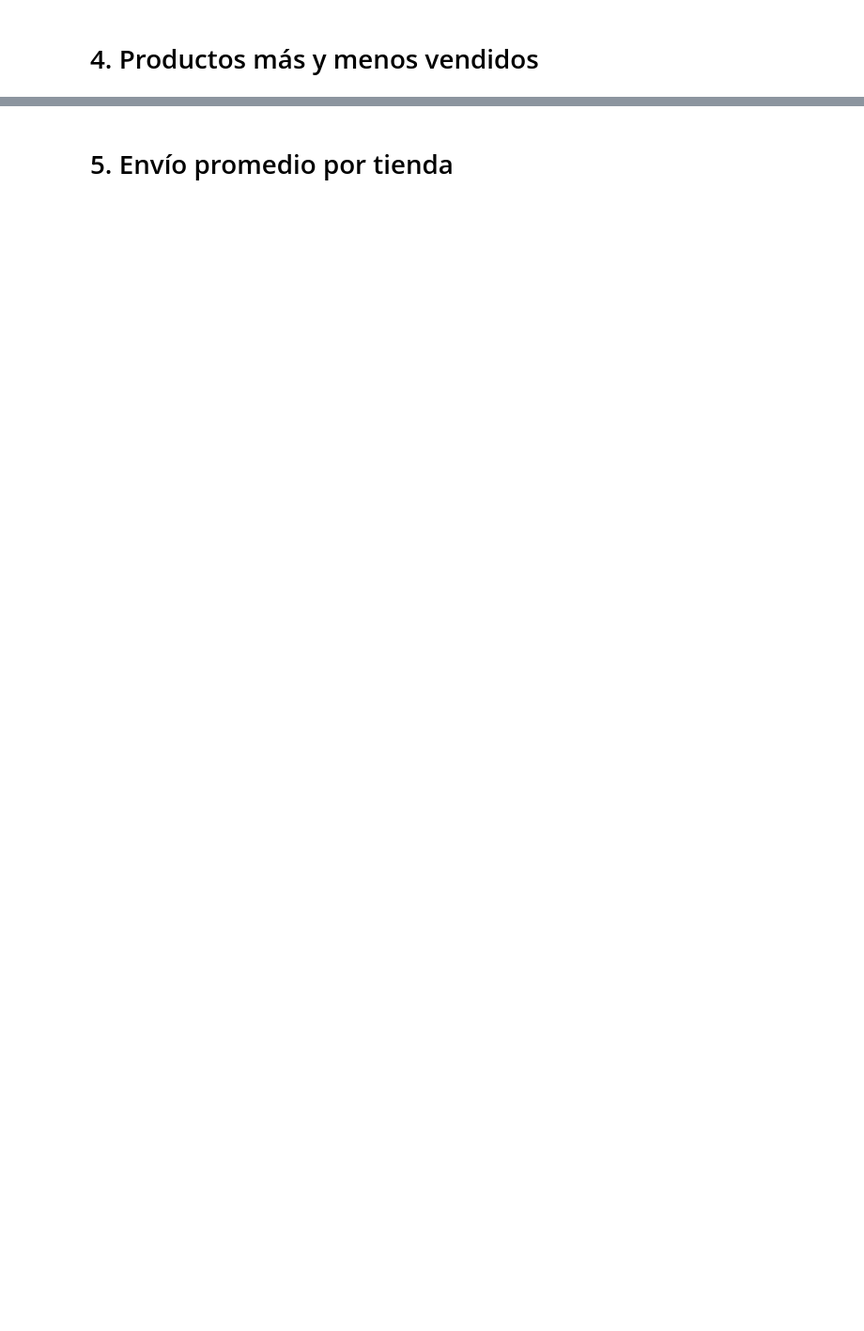
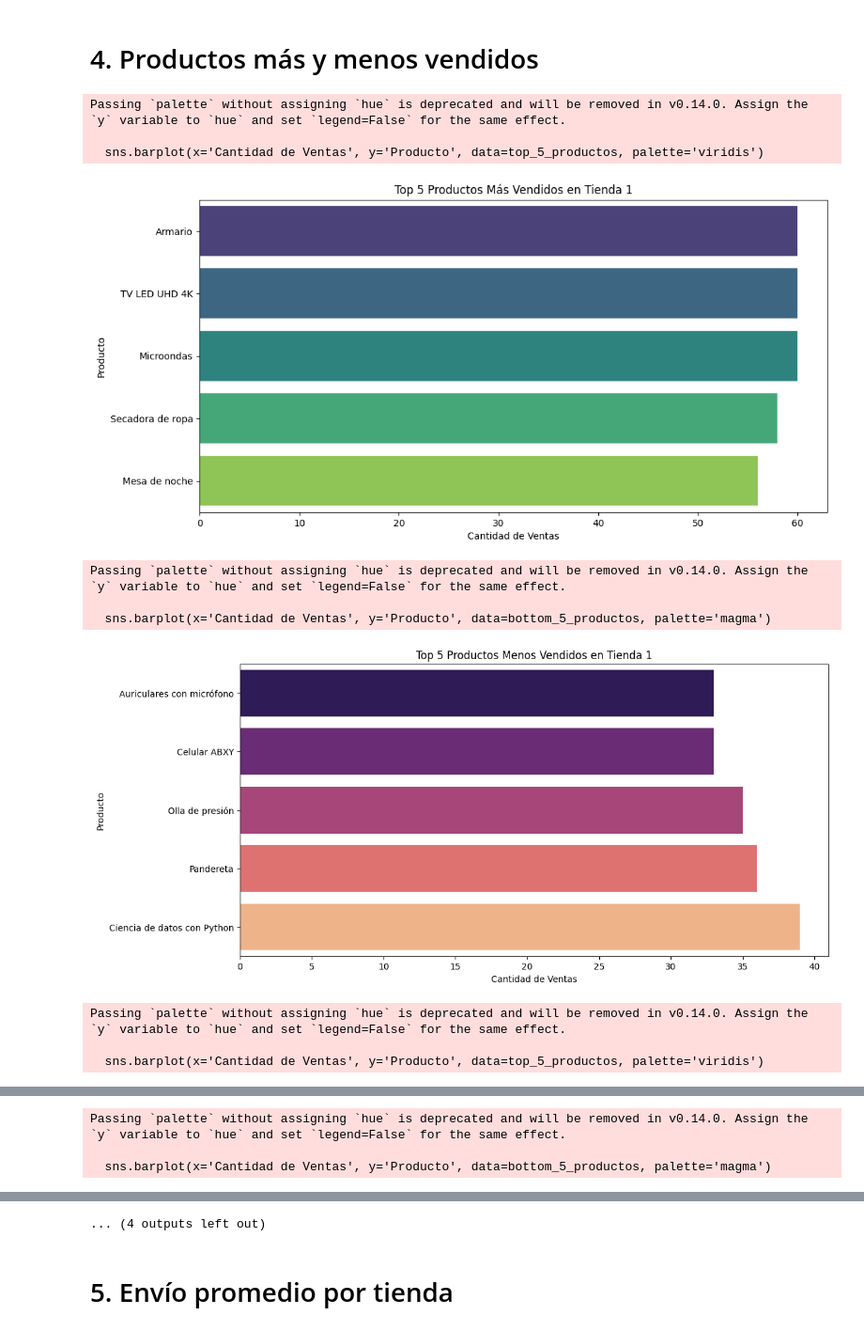
Before and after one commit to CarlosS4/Ciencia_de_Datos_AluraLatam_G9, a Jupyter notebook: AluraStoreLatam.ipynb, the cells around one changed output, grey strips where cells are left out. Shown: that part at 94% size. Cells and saved outputs as stored; diff of their text form; code cells hidden in the pictures; blank space fills up the shorter version.

```diff
--- a/AluraStoreLatam.ipynb
+++ b/AluraStoreLatam.ipynb
@@ -365,2 +437,49 @@ display(calificacion_promedio_por_tienda)
 # %% [markdown]
 # 4. Productos más y menos vendidos
+# %%
+import matplotlib.pyplot as plt
+import seaborn as sns
+
+# Calculate the quantity of each product sold per store
+ventas_por_producto = maestro_df.groupby(['Tienda', 'Producto']).size().reset_index(name='Cantidad de Ventas')
+
+# Get unique store names
+tindas = maestro_df['Tienda'].unique()
+
+for tienda in tindas:
+    # Filter data for the current store
+    df_tienda = ventas_por_producto[ventas_por_producto['Tienda'] == tienda]
+
+    # Get the top 5 most sold products
+    top_5_productos = df_tienda.sort_values(by='Cantidad de Ventas', ascending=False).head(5)
+
+    # Get the bottom 5 least sold products
+    bottom_5_productos = df_tienda.sort_values(by='Cantidad de Ventas', ascending=True).head(5)
+
+    # Visualization for Most Sold Products
+    plt.figure(figsize=(12, 6))
+    sns.barplot(x='Cantidad de Ventas', y='Producto', data=top_5_productos, palette='viridis')
+    plt.title(f'Top 5 Productos Más Vendidos en {tienda}')
+    plt.xlabel('Cantidad de Ventas')
+    plt.ylabel('Producto')
+    plt.show()
+
+    # Visualization for Least Sold Products
+    plt.figure(figsize=(12, 6))
+    sns.barplot(x='Cantidad de Ventas', y='Producto', data=bottom_5_productos, palette='magma')
+    plt.title(f'Top 5 Productos Menos Vendidos en {tienda}')
+    plt.xlabel('Cantidad de Ventas')
+    plt.ylabel('Producto')
+    plt.show()
+# %% [output]
+Passing `palette` without assigning `hue` is deprecated and will be removed in v0.14.0. Assign the `y` variable to `hue` and set `legend=False` for the same effect.
+
+  sns.barplot(x='Cantidad de Ventas', y='Producto', data=top_5_productos, palette='viridis')
+[figure, added]
+Passing `palette` without assigning `hue` is deprecated and will be removed in v0.14.0. Assign the `y` variable to `hue` and set `legend=False` for the same effect.
+
+  sns.barplot(x='Cantidad de Ventas', y='Producto', data=bottom_5_productos, palette='magma')
+[figure, added]
+Passing `palette` without assigning `hue` is deprecated and will be removed in v0.14.0. Assign the `y` variable to `hue` and set `legend=False` for the same effect.
+
+  sns.barplot(x='Cantidad de Ventas', y='Producto', data=top_5_productos, palette='viridis')
@@ -366,0 +487,3 @@ display(calificacion_promedio_por_tienda)
+Passing `palette` without assigning `hue` is deprecated and will be removed in v0.14.0. Assign the `y` variable to `hue` and set `legend=False` for the same effect.
+
+  sns.barplot(x='Cantidad de Ventas', y='Producto', data=bottom_5_productos, palette='magma')
@@ -367,2 +499,3 @@ display(calificacion_promedio_por_tienda)
+... (4 outputs left out)
 # %% [markdown]
 # 5. Envío promedio por tienda
```
Also changed, not shown: parts of 4 cells of this notebook.
